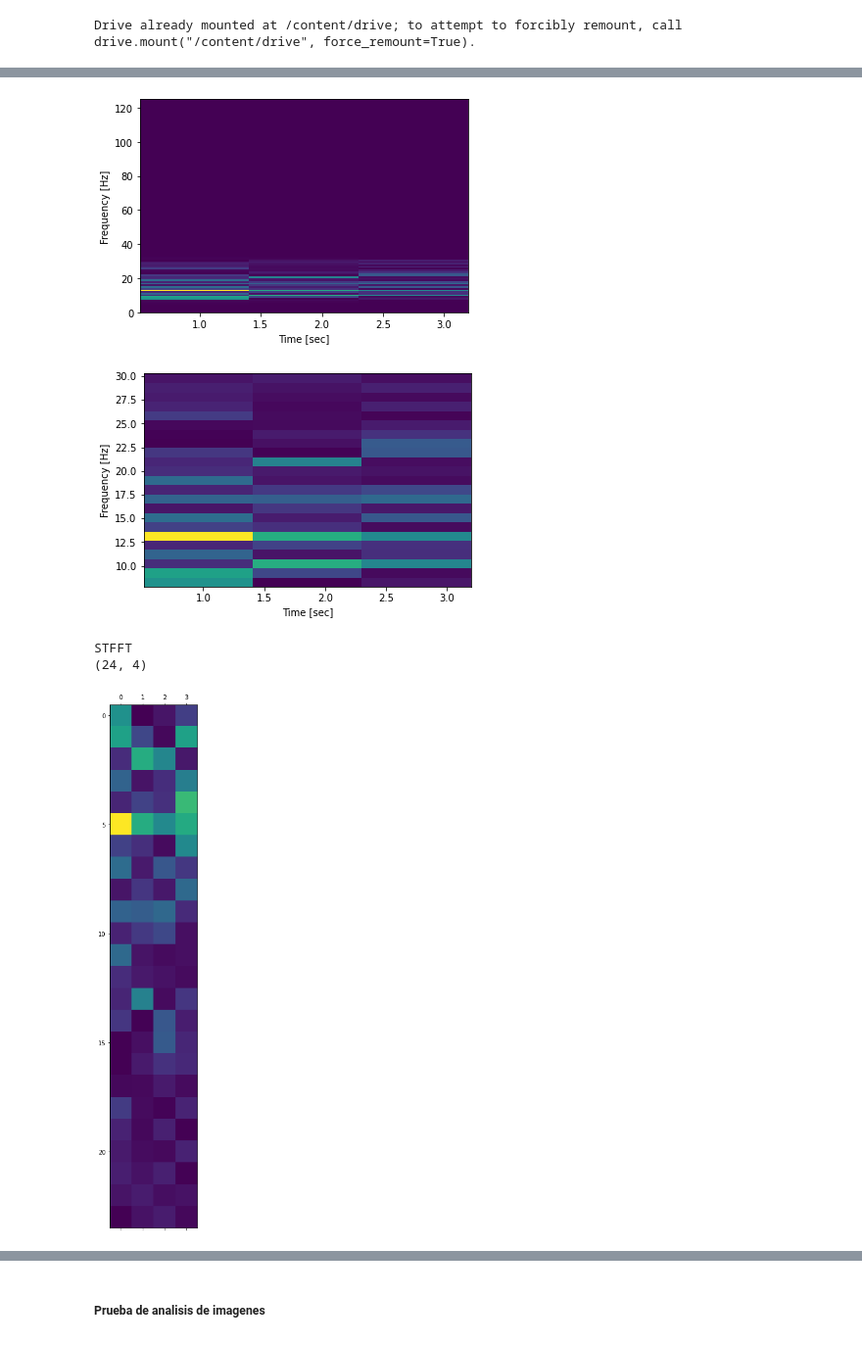
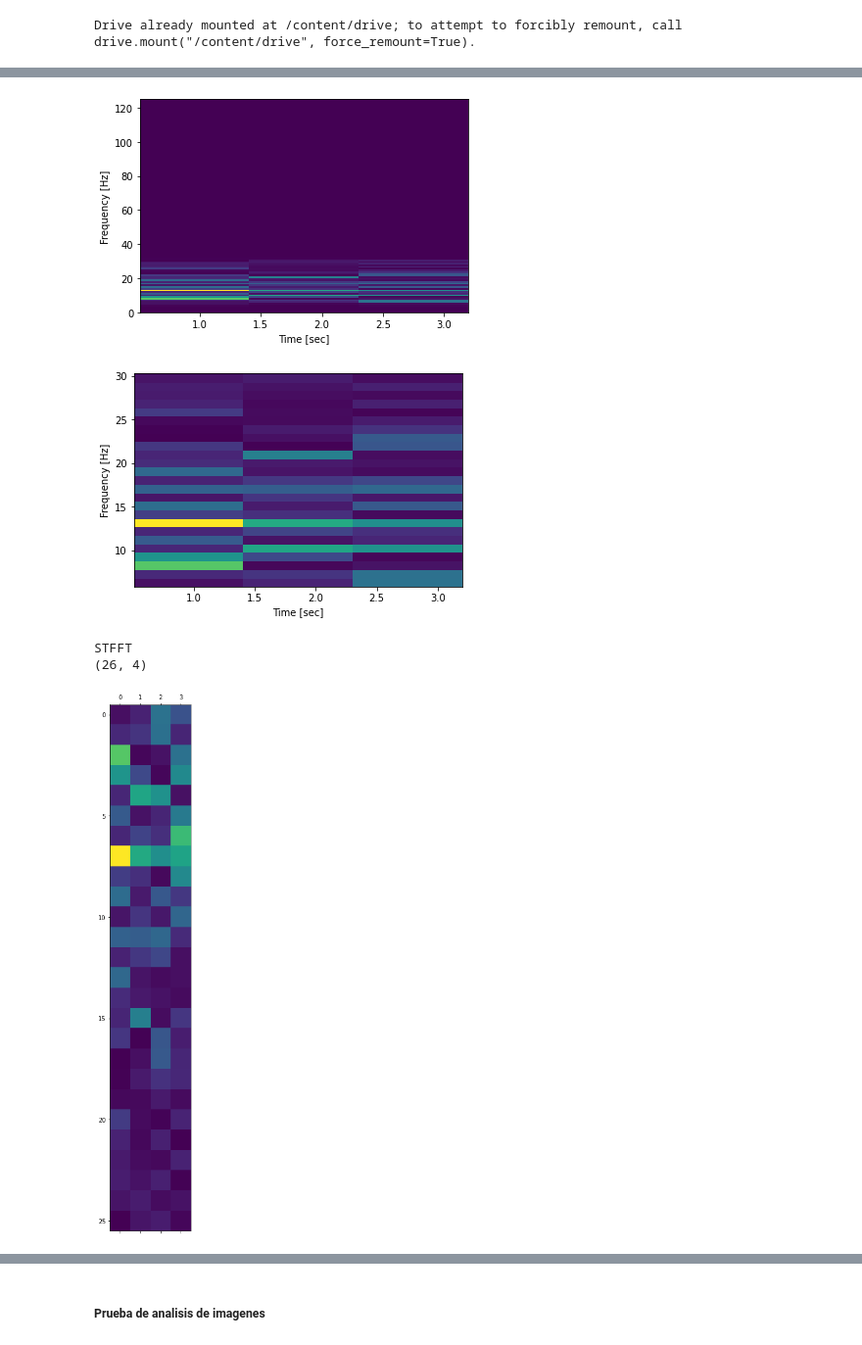
Before and after one commit to EdgarMoyete/Espectros, a Jupyter notebook: EspectroImgSTFT.ipynb, the cells around one changed output, grey strips where cells are left out. Shown at 98% size. Saved outputs shown, nothing was run; the diff lists cells and outputs as text; code cells hidden in the pictures.

```diff
--- a/EspectroImgSTFT.ipynb
+++ b/EspectroImgSTFT.ipynb
@@ -18,7 +18,7 @@ import cv2
 # canal C3
 # canal = pd.read_csv("MI-EEG-A01T.csv", header=None).iloc[:, 7000:8000]
 # canal C4 (usar este)
-canal = pd.read_csv("/content/drive/My Drive/Documentos/Moyete/Estudiando/Programacion/PythonML/Espectros/MI-EEG-A01T.csv", header=None).iloc[:, 11000:12000]
+canal = pd.read_csv("/content/drive/My Drive/Documentos/Moyete/Estudiando/Programacion/PythonML/Espectros/MI-EEG-A01T_2.csv", header=None).iloc[:, 11000:12000]
 # %%
 # Señal EEG del sujeto 1
 # 4 segundos con fs=250Hz
@@ -44,27 +44,27 @@ plt.xlabel('Time [sec]')
 plt.ylabel('Frequency [Hz]')
 plt.show()
 # %% [output]
-[figure, old version]
+[figure, new version]
 # %%
 # Espectrograma con spectrogram, STFFT (Zoom)
 f, t, Sxx = spectrogram(sig, fs)
 plt.pcolormesh(t, f, Sxx)
-plt.axis([0.512, 3.2, 7.81, 30.27])
+plt.axis([0.512, 3.2, 5.85, 30.27])
 plt.xlabel('Time [sec]')
 plt.ylabel('Frequency [Hz]')
 plt.show()
 # %% [output]
-[figure, old version]
+[figure, new version]
 # %%
 print("STFFT")
-x = Sxx[8:32, :]
+x = Sxx[6:32, :]
 print(x.shape)
 plt.matshow(x)
 plt.show()
 # %% [output]
 STFFT
-(24, 4)
+(26, 4)
-[figure, old version]
+[figure, new version]
 # %%
 print("STFFT a escala de grises, esto es lo que se va a clasificar")
 print(x.shape)
```
Also changed, not shown: parts of 6 cells of this notebook, 1 other file.
